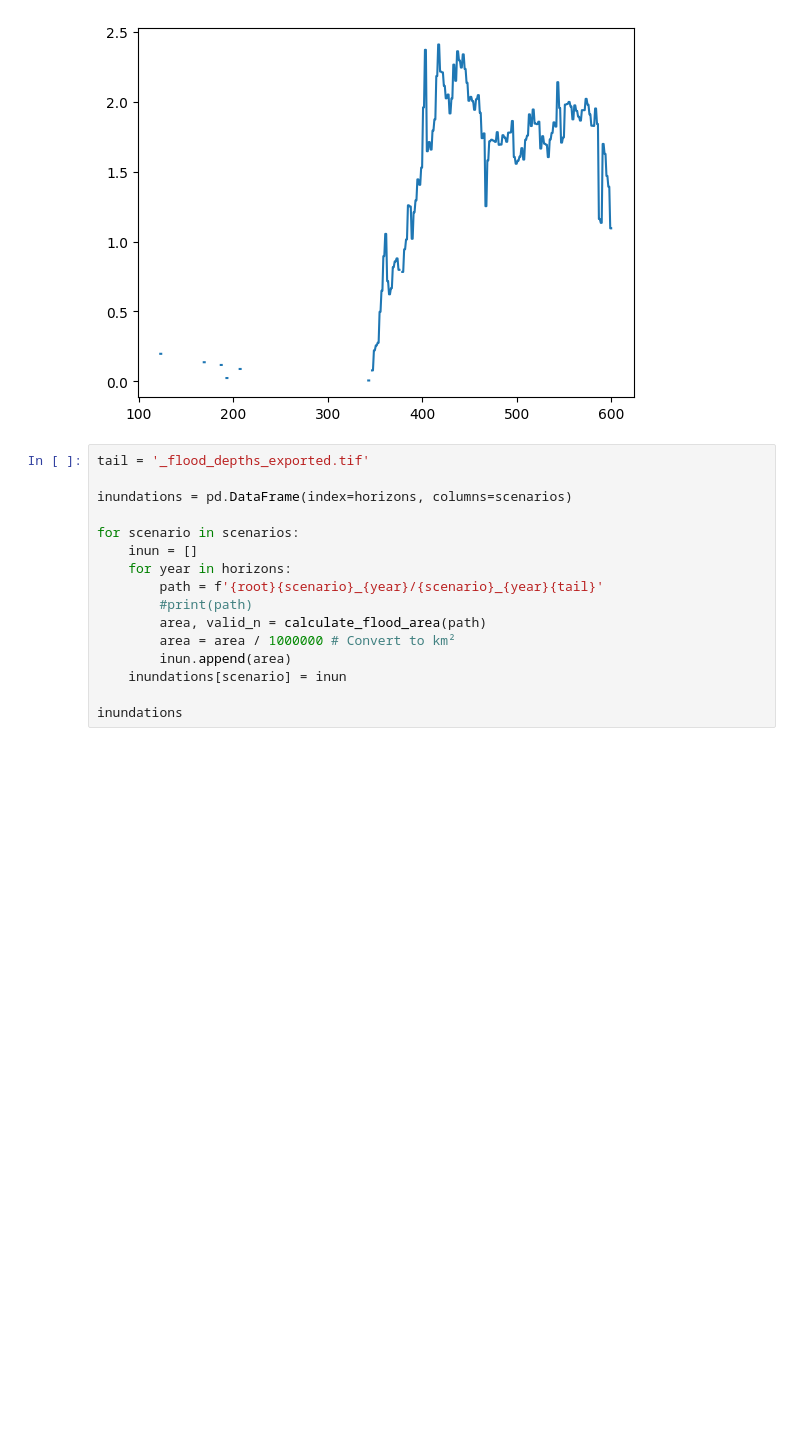
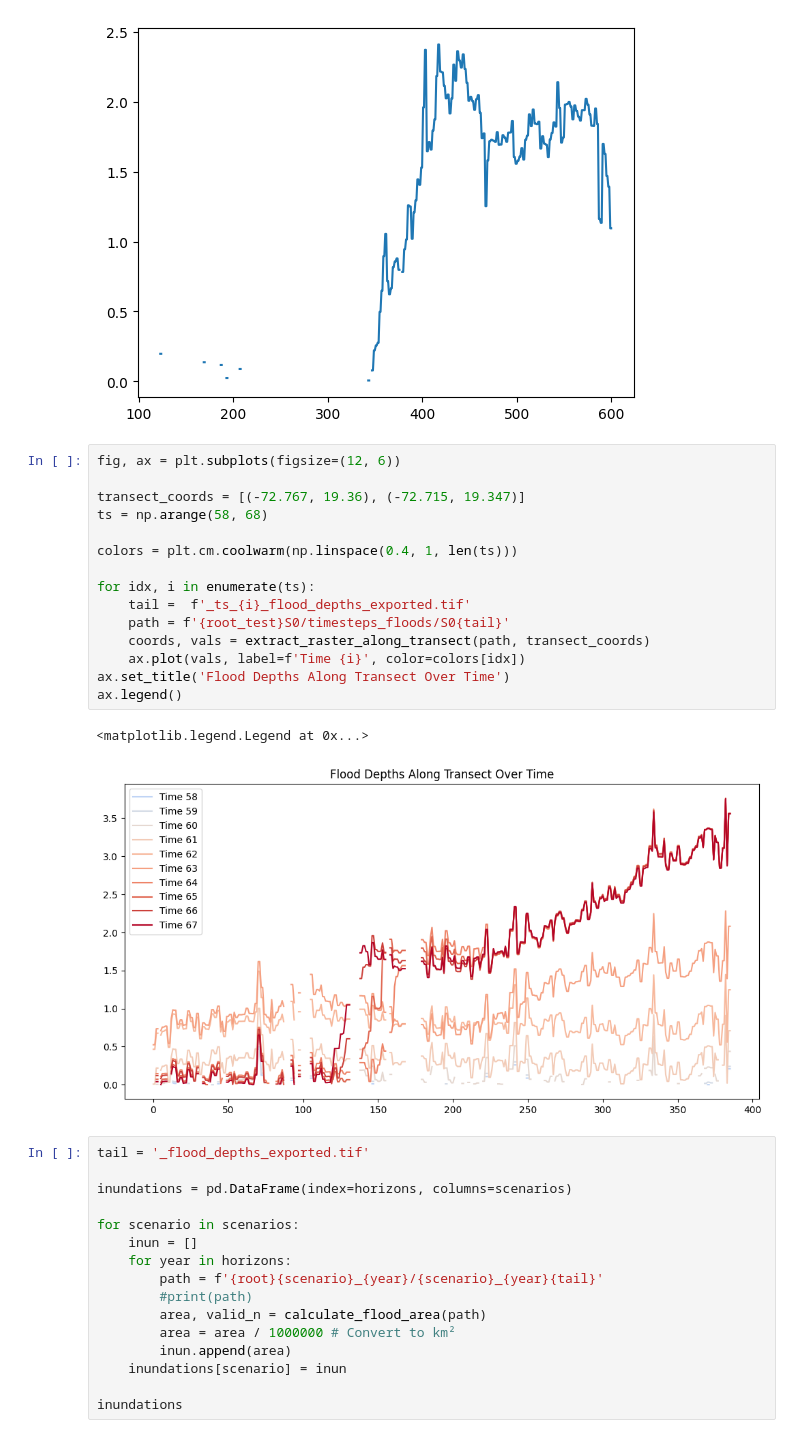
Before and after one commit to aesgeorges/LaGonaveFM, a Jupyter notebook: analysis/attenuation.ipynb, the cells around one changed output. Drawn from its saved outputs; the diff is of its cells as text; blank space fills up the shorter version.

Commit message:
new plot

```diff
--- a/analysis/attenuation.ipynb
+++ b/analysis/attenuation.ipynb
@@ -491,6 +491,24 @@ plt.plot(vals)
 # %% [output]
 [<matplotlib.lines.Line2D at 0x...>]
 [figure]
+# %%
+fig, ax = plt.subplots(figsize=(12, 6))
+
+transect_coords = [(-72.767, 19.36), (-72.715, 19.347)]
+ts = np.arange(58, 68)
+
+colors = plt.cm.coolwarm(np.linspace(0.4, 1, len(ts)))
+
+for idx, i in enumerate(ts):
+    tail =  f'_ts_{i}_flood_depths_exported.tif'
+    path = f'{root_test}S0/timesteps_floods/S0{tail}'
+    coords, vals = extract_raster_along_transect(path, transect_coords)
+    ax.plot(vals, label=f'Time {i}', color=colors[idx])
+ax.set_title('Flood Depths Along Transect Over Time')
+ax.legend()
+# %% [output]
+<matplotlib.legend.Legend at 0x...>
+[figure, added]
 # %%
 tail = '_flood_depths_exported.tif'
 
```
